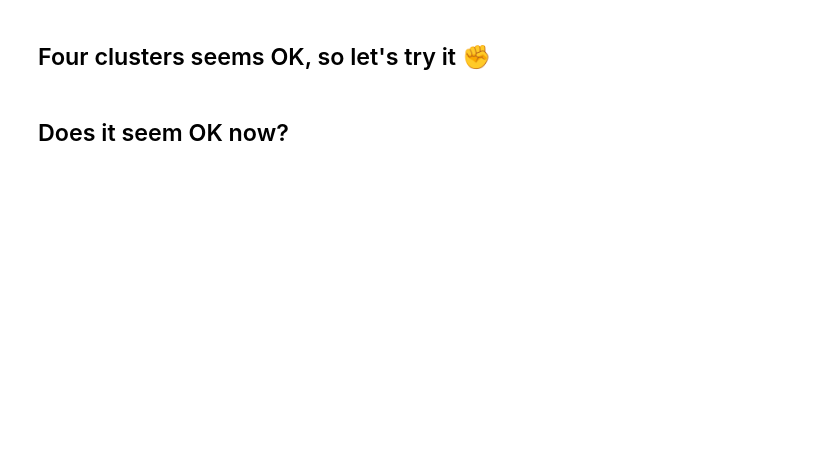
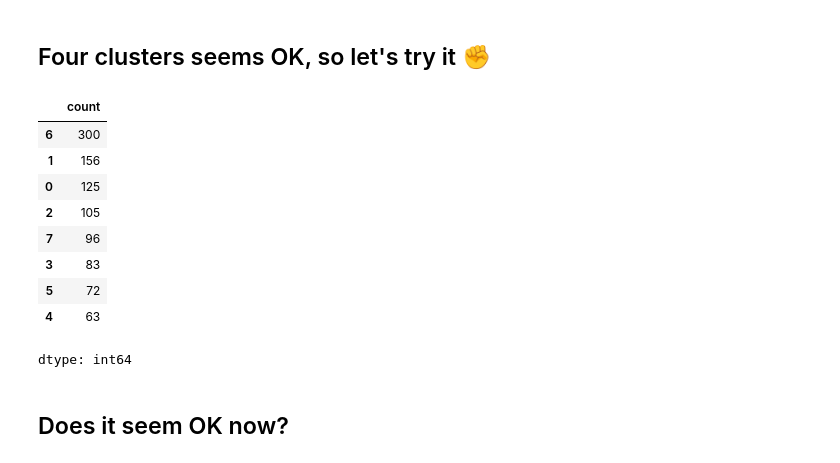
Before and after one commit to heraltmichal/zsu, a Jupyter notebook: fml_05.ipynb, the cells around one changed output. Cells and saved outputs as stored; diff of their text form; code cells hidden in the pictures; blank space fills up the shorter version.

```diff
--- a/fml_05.ipynb
+++ b/fml_05.ipynb
@@ -242,9 +258,20 @@ plot_dendrogram(clustering, labels=clustering.labels_, color_threshold=999)
 # %% [markdown]
 ## Four clusters seems OK, so let's try it ✊
 # %%
-clustering = AgglomerativeClustering(linkage='complete', distance_threshold=None, n_clusters=4)
+clustering = AgglomerativeClustering(linkage='complete', distance_threshold=None, n_clusters=8)
 clustering = clustering.fit(data)
 pd.Series(clustering.labels_).value_counts()
+# %% [output]
+|  | count |
+| 6 | 300 |
+| 1 | 156 |
+| 0 | 125 |
+| 2 | 105 |
+| 7 | 96 |
+| 3 | 83 |
+| 5 | 72 |
+| 4 | 63 |
+dtype: int64
 # %% [markdown]
 ## Does it seem OK now?
 # %%
```
Also changed, not shown: parts of 9 cells of this notebook.
